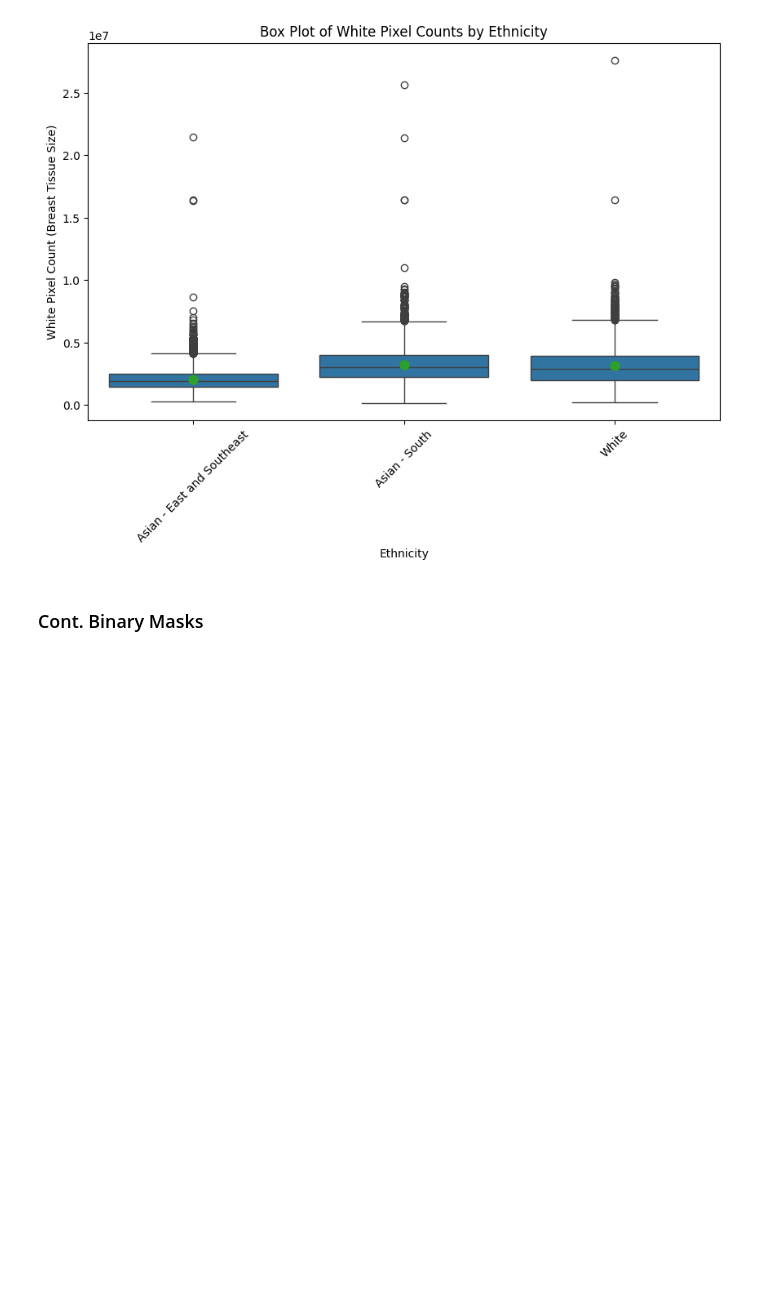
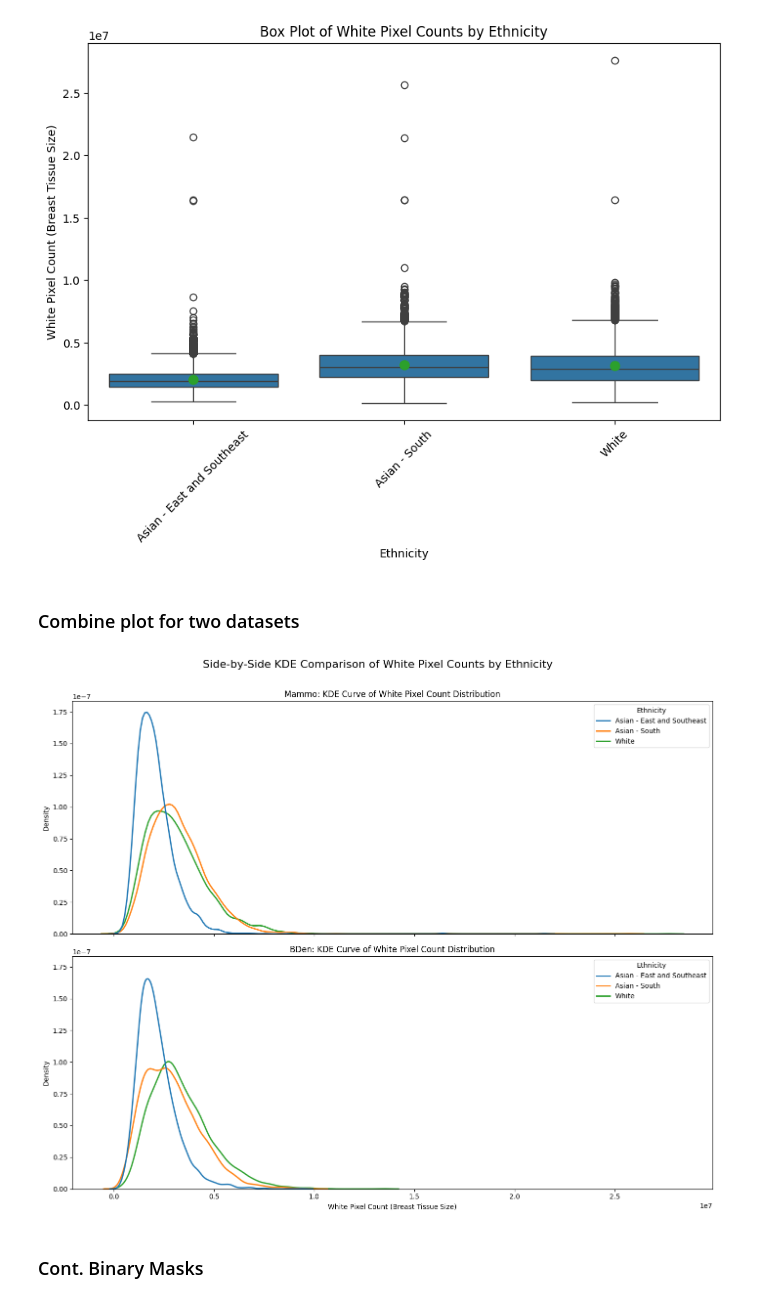
Before and after one commit to Ollivvt/AI-ethnicity-med-image, a Jupyter notebook: Mammo/Mammo_EfficientNetB3_segmentationMap_0215.ipynb, the cells around one changed output. Cells and saved outputs as stored; diff of their text form; code cells hidden in the pictures; blank space fills up the shorter version.

```diff
--- a/Mammo/Mammo_EfficientNetB3_segmentationMap_0215.ipynb
+++ b/Mammo/Mammo_EfficientNetB3_segmentationMap_0215.ipynb
@@ -298,3 +319,5 @@ Asian - East and Southeast         White 1052347.5203   0.0  995555.3971 1109139
              Asian - South         White -109469.1488   0.0 -166348.9639  -52589.3337   True
 --------------------------------------------------------------------------------------------
 [figure]
+# %% [markdown]
+### Combine plot for two datasets
@@ -301,3 +443,23 @@ Asian - East and Southeast         White 1052347.5203   0.0  995555.3971 1109139
+# %%
+# Side-by-Side KDE Curves (No Histogram)
+fig, axes = plt.subplots(2, 1, figsize=(14, 12), sharex=True, sharey=True)
+
+# Dataset 1 KDE plot
+sns.kdeplot(data=df1, x='WhitePixelCount', hue='Ethnicity', fill=False, linewidth=2, ax=axes[0])
+axes[0].set_title('Mammo: KDE Curve of White Pixel Count Distribution')
+axes[0].set_ylabel('Density')
+
+# Dataset 2 KDE plot
+sns.kdeplot(data=df2, x='WhitePixelCount', hue='Ethnicity', fill=False, linewidth=2, ax=axes[1])
+axes[1].set_title('BDen: KDE Curve of White Pixel Count Distribution')
+axes[1].set_xlabel('White Pixel Count (Breast Tissue Size)')
+axes[1].set_ylabel('Density')
+
+plt.suptitle('Side-by-Side KDE Comparison of White Pixel Counts by Ethnicity', fontsize=16)
+plt.tight_layout(rect=[0, 0.03, 1, 0.97])
+plt.show()
+# %% [output]
+[figure, added]
 # %% [markdown]
 ### Cont. Binary Masks
 # %%
```
Also changed, not shown: parts of 4 cells of this notebook, 1 other file.
